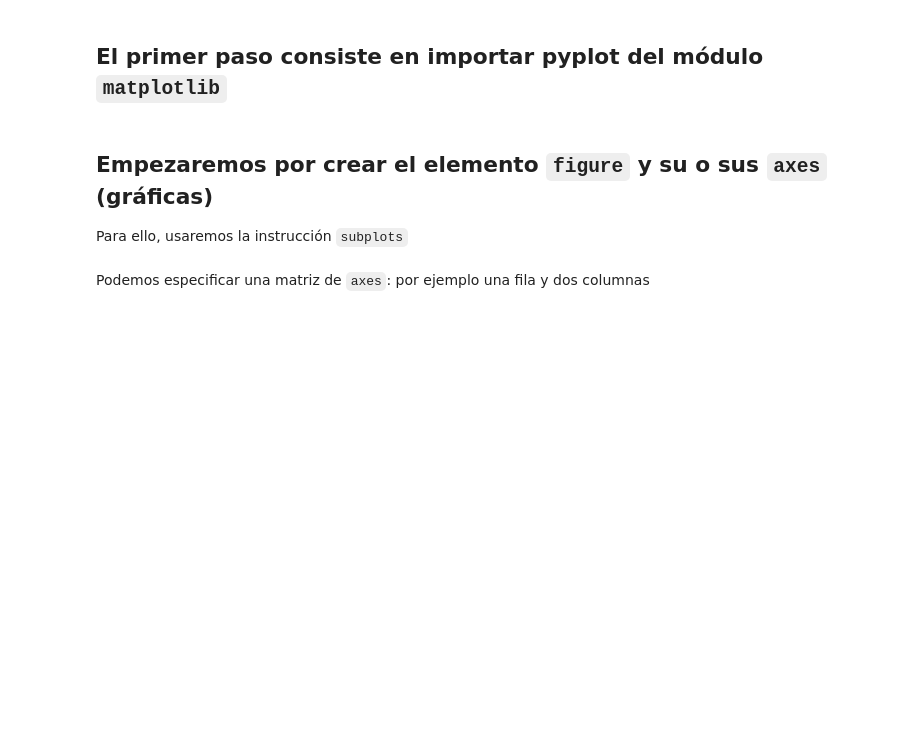
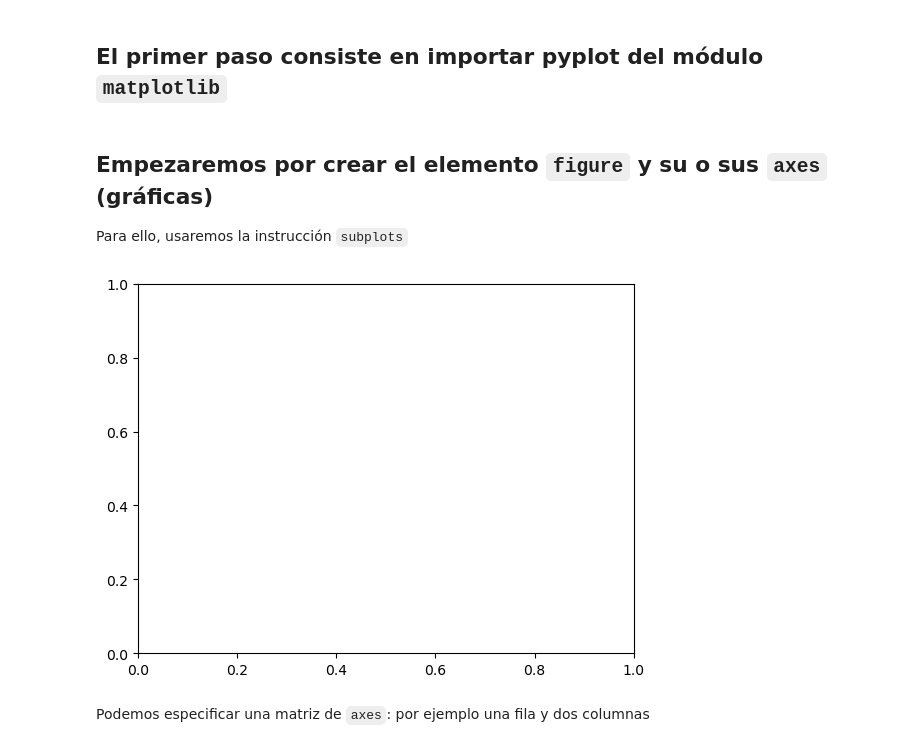
Before and after one commit to Antoniogins/IntroductionToDataScience, a Jupyter notebook: src/05-visualizar-con-graficas/explicaciones-visualizacion_matplotlib.ipynb, the cells around one changed output. Cells and saved outputs as stored; diff of their text form; code cells hidden in the pictures; blank space fills up the shorter version.

```diff
--- a/src/05-visualizar-con-graficas/explicaciones-visualizacion_matplotlib.ipynb
+++ b/src/05-visualizar-con-graficas/explicaciones-visualizacion_matplotlib.ipynb
@@ -57,5 +59,9 @@ display.Image(
 # %% [markdown]
 ## Empezaremos por crear el elemento `figure` y su o sus `axes` (gráficas)
 Para ello, usaremos la instrucción `subplots`
+# %%
+fig, ax = plt.subplots()
+# %% [output]
+[figure, added]
 # %% [markdown]
 Podemos especificar una matriz de `axes`: por ejemplo una fila y dos columnas
```
Also changed, not shown: parts of 14 cells of this notebook, 1 other file.
